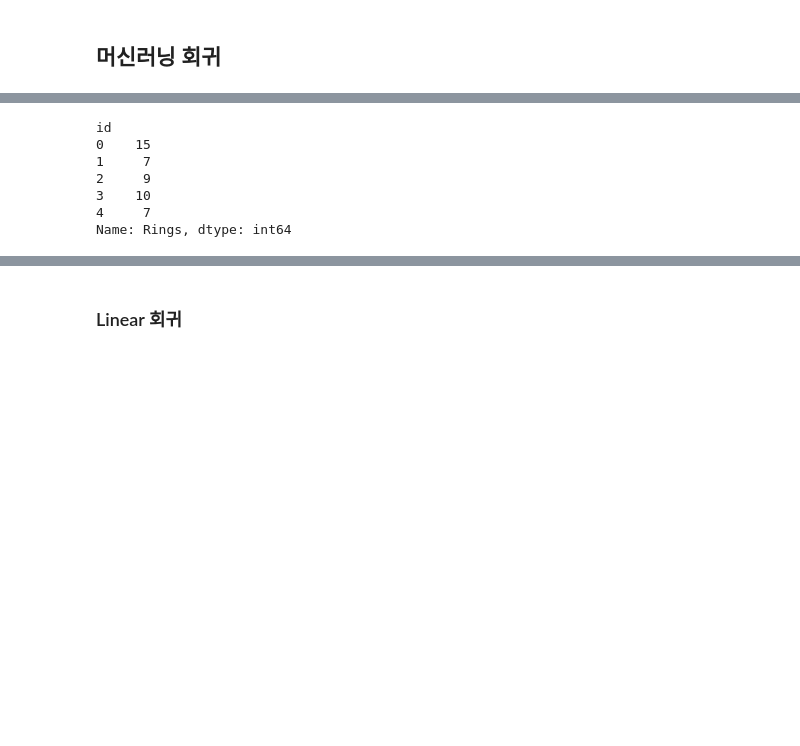
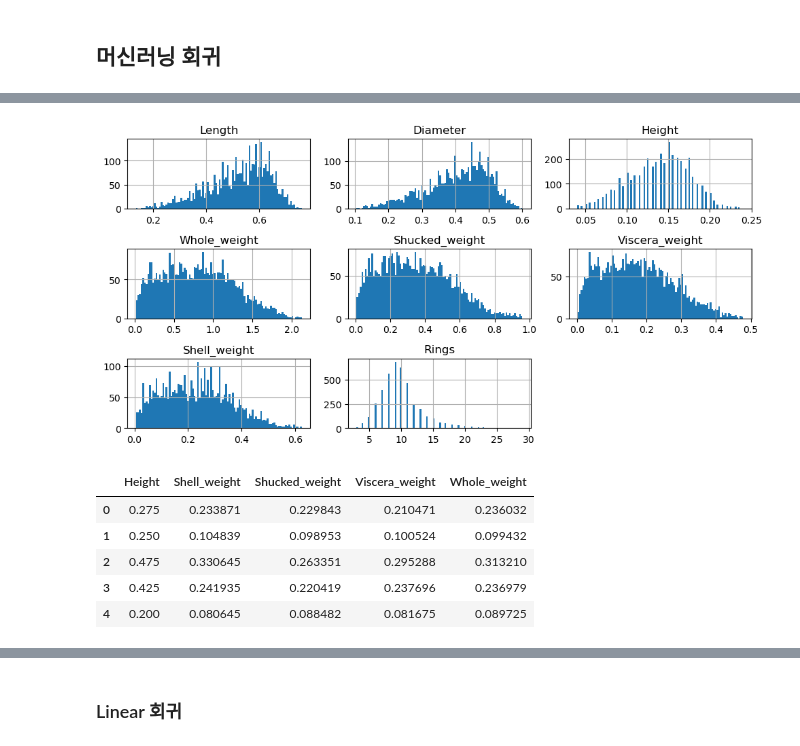
Before and after one commit to taeseokyang/ai-class, a Jupyter notebook: week 1/assignment(abalone).ipynb, the cells around one changed output, grey strips where cells are left out. Cells and saved outputs as stored; diff of their text form; code cells hidden in the pictures; blank space fills up the shorter version.

```diff
--- a/week 1/assignment(abalone).ipynb
+++ b/week 1/assignment(abalone).ipynb
@@ -427,13 +427,3 @@ weighted avg       0.63      0.60      0.53       812
  [ 25 161   2]]
 # %% [markdown]
 ## 머신러닝 회귀
-# %%
-from sklearn.linear_model import LinearRegression
-from sklearn.metrics import mean_squared_error
-df_corr=df.corr()
-
-#히트맵
-plt.figure(figsize=(10,10))
-sns.set(font_scale=0.8)
-sns.heatmap(df_corr, annot=True, cbar=False)
-plt.show()
@@ -442,12 +448,29 @@ plt.show()
+# %%
+def remove_outliers(df, columns):
+    for column in columns:
+        Q1 = df[column].quantile(0.25)
+        Q3 = df[column].quantile(0.75)
+        IQR = Q3 - Q1
+        df = df[(df[column] >= (Q1 - 1.5 * IQR)) & (df[column] <= (Q3 + 1.5 * IQR))]
+    return df
+
+columns_to_check = ['Height', 'Shell_weight', 'Shucked_weight', 'Viscera_weight', 'Whole_weight']
+df = remove_outliers(df, columns_to_check)
+
+df.hist(bins=100, figsize=(10, 5))
+plt.tight_layout()
+plt.show()
+# %% [output]
+[figure, added]
 # %%
-X = df.drop(['Rings'], axis=1)
-y = df['Rings']
-y.head()
+X = df[columns_to_check]
+scaler = MinMaxScaler()
+X = pd.DataFrame(scaler.fit_transform(X), columns=X.columns)
+X.head()
 # %% [output]
-id
-0    15
-1     7
-2     9
-3    10
-4     7
-Name: Rings, dtype: int64
+|  | Height | Shell_weight | Shucked_weight | Viscera_weight | Whole_weight |
+| 0 | 0.275 | 0.233871 | 0.229843 | 0.210471 | 0.236032 |
+| 1 | 0.250 | 0.104839 | 0.098953 | 0.100524 | 0.099432 |
+| 2 | 0.475 | 0.330645 | 0.263351 | 0.295288 | 0.313210 |
+| 3 | 0.425 | 0.241935 | 0.220419 | 0.237696 | 0.236979 |
+| 4 | 0.200 | 0.080645 | 0.088482 | 0.081675 | 0.089725 |
```
Also changed, not shown: parts of 20 cells of this notebook.
